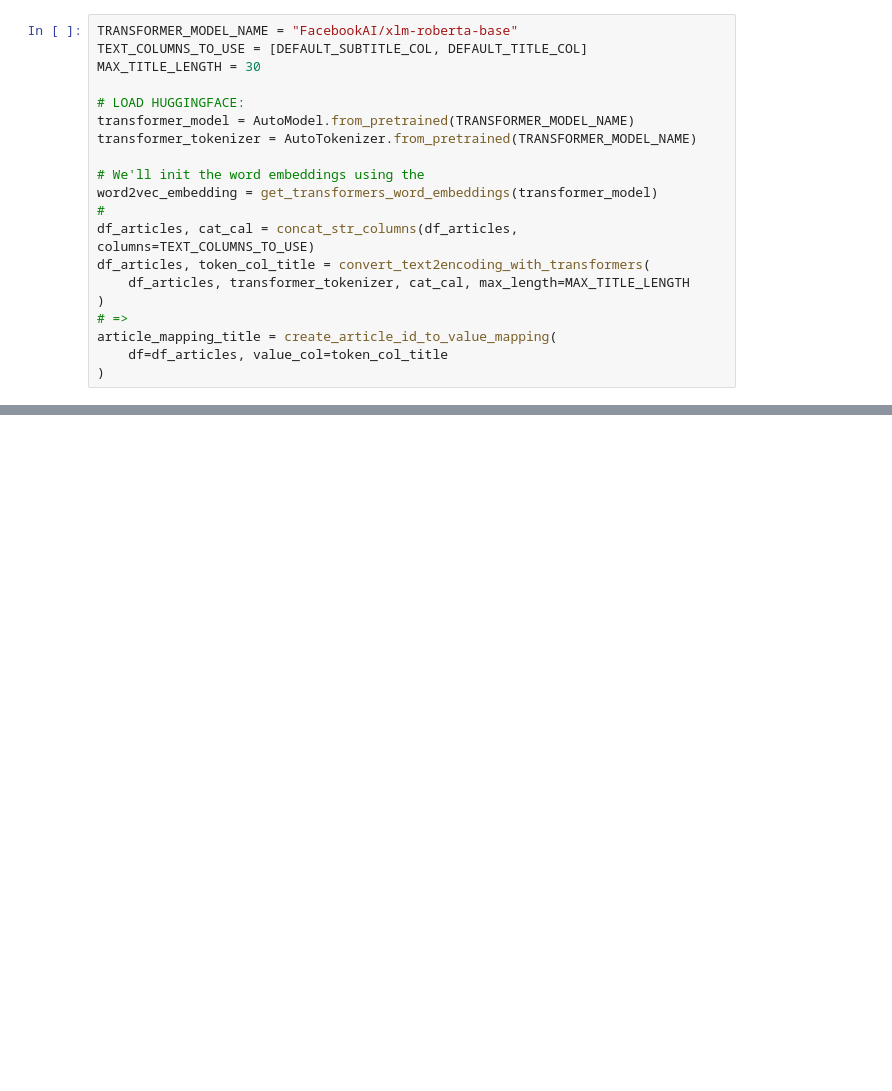
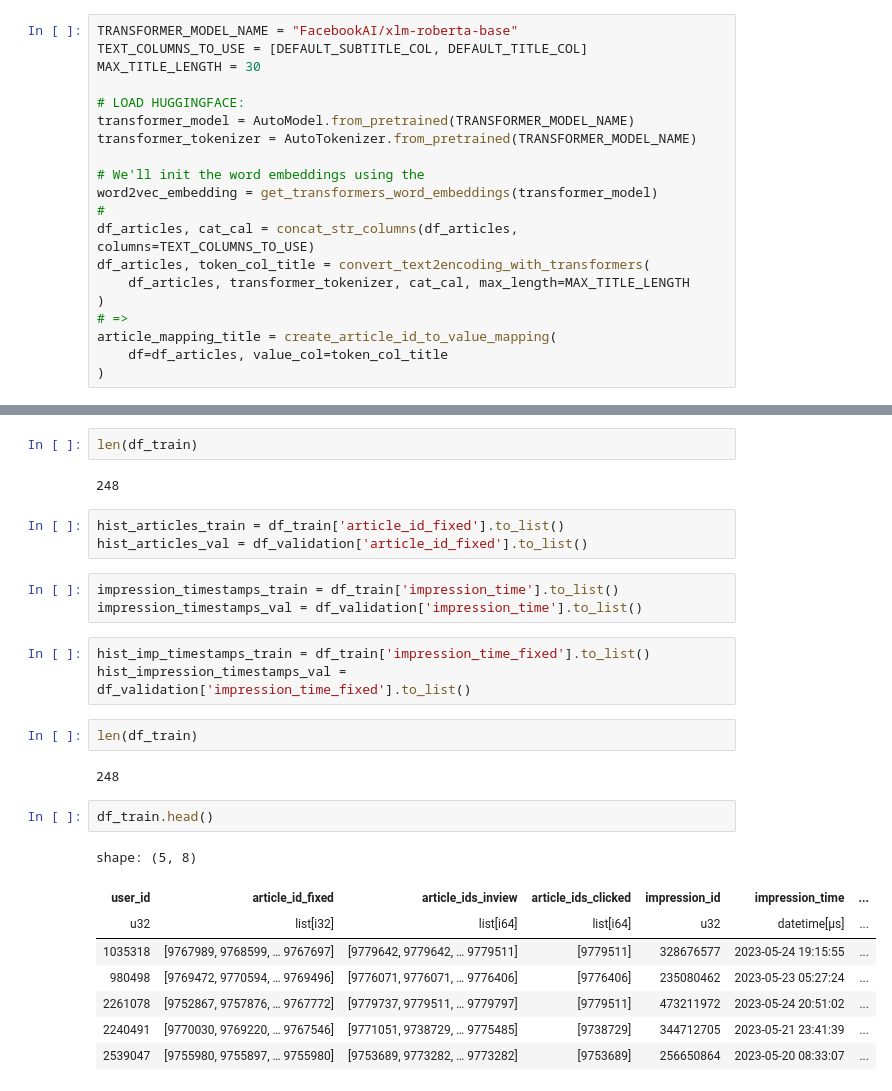
Before and after one commit to sohamchatterjee50/PPRec, a Jupyter notebook: OurCode/test.ipynb, the cells around one changed output, grey strips where cells are left out. Cells and saved outputs as stored; diff of their text form; blank space fills up the shorter version.

```diff
--- a/OurCode/test.ipynb
+++ b/OurCode/test.ipynb
@@ -164,0 +390,28 @@ val_dataloader = PPRecDataLoader(
+# %%
+len(df_train)
+# %% [output]
+248
+# %%
+hist_articles_train = df_train['article_id_fixed'].to_list()
+hist_articles_val = df_validation['article_id_fixed'].to_list()
+# %%
+impression_timestamps_train = df_train['impression_time'].to_list()
+impression_timestamps_val = df_validation['impression_time'].to_list()
+# %%
+hist_imp_timestamps_train = df_train['impression_time_fixed'].to_list()
+hist_impression_timestamps_val = df_validation['impression_time_fixed'].to_list()
+# %%
+len(df_train)
+# %% [output]
+248
+# %%
+df_train.head()
+# %% [output]
+shape: (5, 8)
+| user_id | article_id_fixed | article_ids_inview | article_ids_clicked | impression_id | impression_time | ... |
+| u32 | list[i32] | list[i64] | list[i64] | u32 | datetime[μs] | ... |
+| 1035318 | [9767989, 9768599, … 9767697] | [9779642, 9779642, … 9779511] | [9779511] | 328676577 | 2023-05-24 19:15:55 | ... |
+| 980498 | [9769472, 9770594, … 9769496] | [9776071, 9776071, … 9776406] | [9776406] | 235080462 | 2023-05-23 05:27:24 | ... |
+| 2261078 | [9752867, 9757876, … 9767772] | [9779737, 9779511, … 9779797] | [9779511] | 473211972 | 2023-05-24 20:51:02 | ... |
+| 2240491 | [9770030, 9769220, … 9767546] | [9771051, 9738729, … 9775485] | [9738729] | 344712705 | 2023-05-21 23:41:39 | ... |
+| 2539047 | [9755980, 9755897, … 9755980] | [9753689, 9773282, … 9773282] | [9753689] | 256650864 | 2023-05-20 08:33:07 | ... |
```
Also changed, not shown: parts of 39 cells of this notebook, 7 other files.
